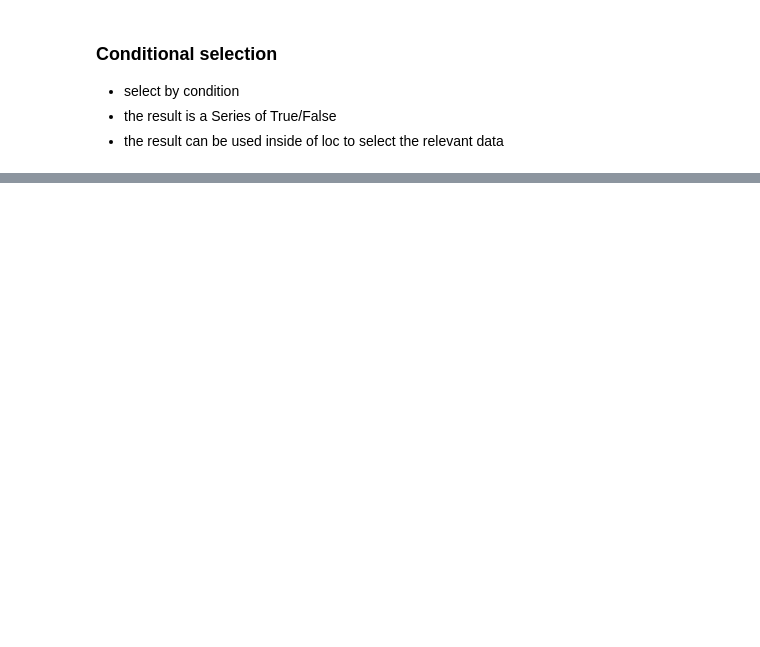
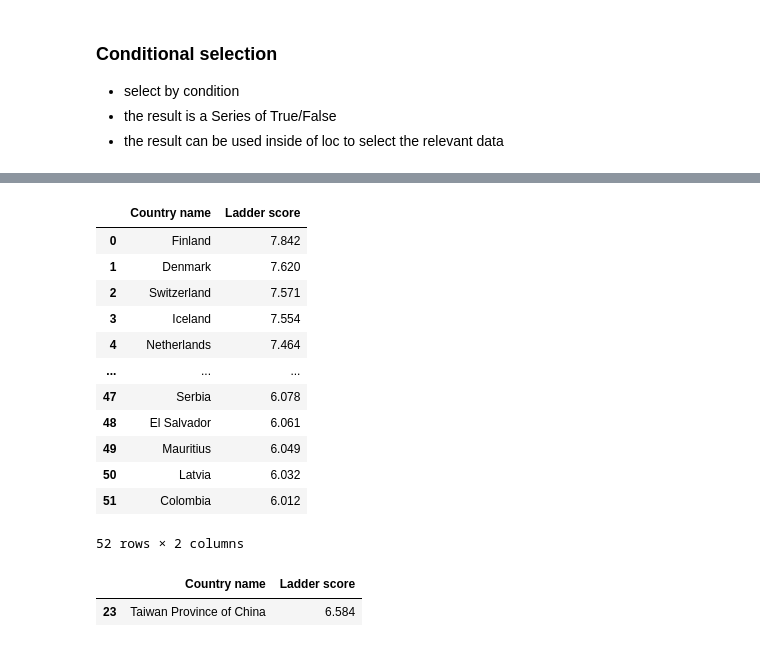
Before and after one commit to ponpeinieh/python_samples, a Jupyter notebook: pandas_tutorial/Pandas Unit 2.ipynb, the cells around one changed output, grey strips where cells are left out. Drawn from its saved outputs; the diff is of its cells as text; code cells hidden in the pictures; blank space fills up the shorter version.

```diff
--- a/pandas_tutorial/Pandas Unit 2.ipynb
+++ b/pandas_tutorial/Pandas Unit 2.ipynb
@@ -80,2 +266,21 @@ reviews.loc[reviews['Regional indicator']=='Western Europe',['Country name','Lad
+# %%
+reviews.loc[reviews['Ladder score']>6.0, ['Country name','Ladder score']]
+# %% [output]
+|  | Country name | Ladder score |
+| 0 | Finland | 7.842 |
+| 1 | Denmark | 7.620 |
+| 2 | Switzerland | 7.571 |
+| 3 | Iceland | 7.554 |
+| 4 | Netherlands | 7.464 |
+| ... | ... | ... |
+| 47 | Serbia | 6.078 |
+| 48 | El Salvador | 6.061 |
+| 49 | Mauritius | 6.049 |
+| 50 | Latvia | 6.032 |
+| 51 | Colombia | 6.012 |
+52 rows × 2 columns
 # %%
-reviews.loc[(reviews['Regional indicator']=='East Asia') & (reviews['Ladder score']>6.0)]
+reviews.loc[(reviews['Regional indicator']=='East Asia') & (reviews['Ladder score']>6.0),['Country name','Ladder score']] # note the usage of ( )
+# %% [output]
+|  | Country name | Ladder score |
+| 23 | Taiwan Province of China | 6.584 |
```
Also changed, not shown: parts of 27 cells of this notebook.
